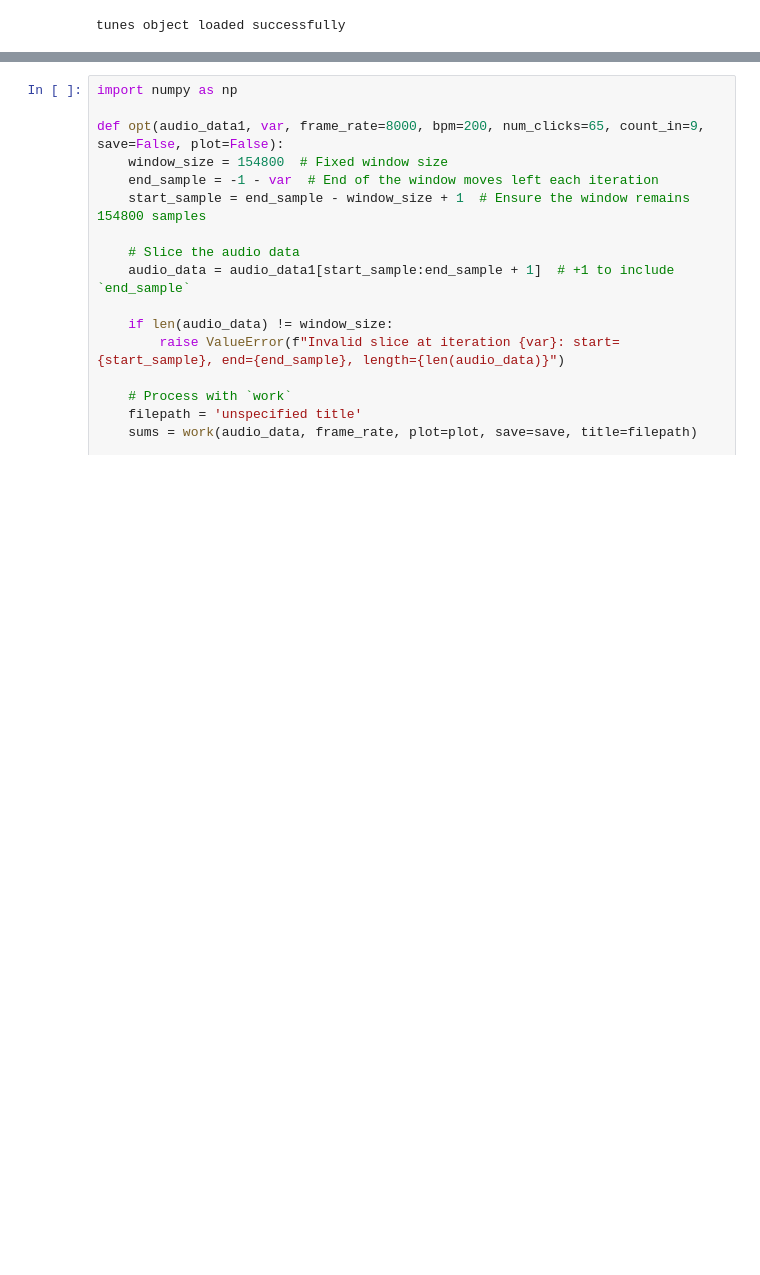
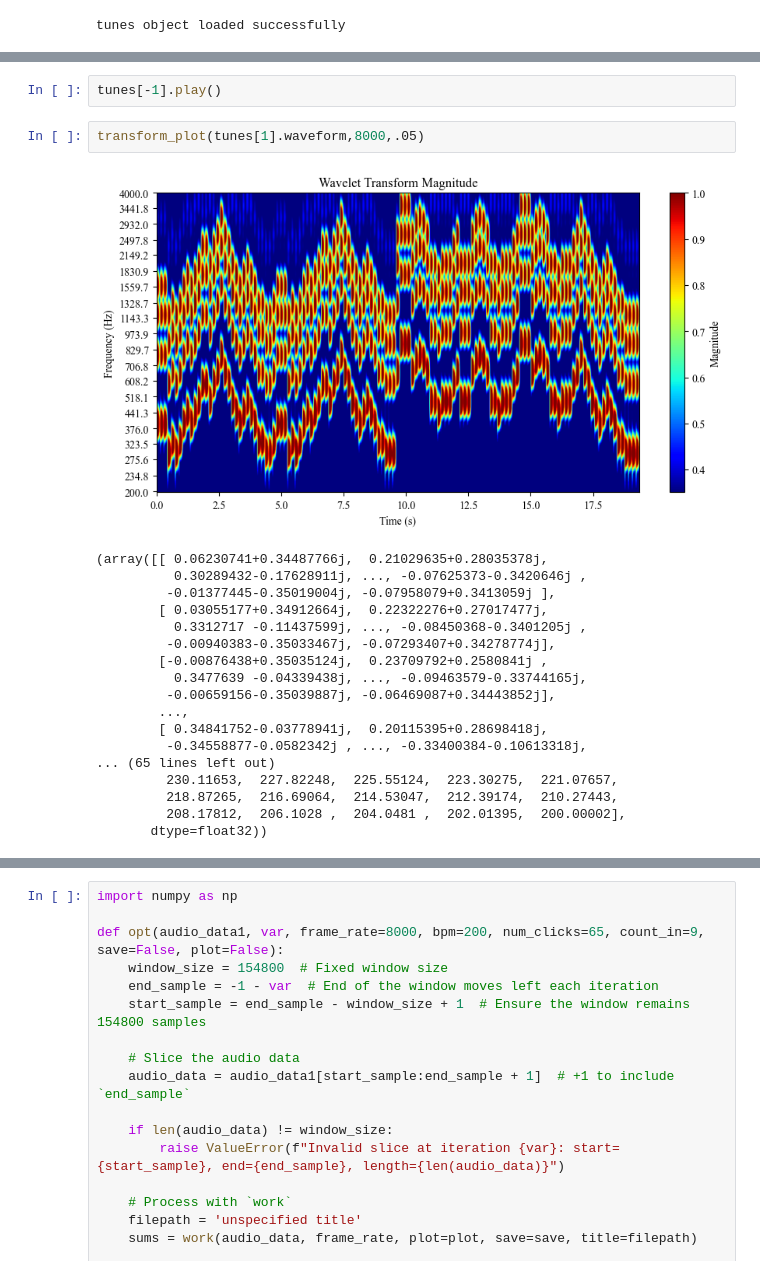
Before and after one commit to noshore5/Wavelet-Tech, a Jupyter notebook: synthetic_tunes/main_project.ipynb, the cells around one changed output, grey strips where cells are left out. Drawn from its saved outputs; the diff is of its cells as text; blank space fills up the shorter version.

```diff
--- a/synthetic_tunes/main_project.ipynb
+++ b/synthetic_tunes/main_project.ipynb
@@ -682,0 +683,23 @@ Top Guesses: ['Mountain Road, The', 'George Whites Favourite', 'The Donegal', 'T
+# %%
+tunes[-1].play()
+# %%
+transform_plot(tunes[1].waveform,8000,.05)
+# %% [output]
+[figure, added]
+(array([[ 0.06230741+0.34487766j,  0.21029635+0.28035378j,
+          0.30289432-0.17628911j, ..., -0.07625373-0.3420646j ,
+         -0.01377445-0.35019004j, -0.07958079+0.3413059j ],
+        [ 0.03055177+0.34912664j,  0.22322276+0.27017477j,
+          0.3312717 -0.11437599j, ..., -0.08450368-0.3401205j ,
+         -0.00940383-0.35033467j, -0.07293407+0.34278774j],
+        [-0.00876438+0.35035124j,  0.23709792+0.2580841j ,
+          0.3477639 -0.04339438j, ..., -0.09463579-0.33744165j,
+         -0.00659156-0.35039887j, -0.06469087+0.34443852j],
+        ...,
+        [ 0.34841752-0.03778941j,  0.20115395+0.28698418j,
+         -0.34558877-0.0582342j , ..., -0.33400384-0.10613318j,
+... (65 lines left out)
+         230.11653,  227.82248,  225.55124,  223.30275,  221.07657,
+         218.87265,  216.69064,  214.53047,  212.39174,  210.27443,
+         208.17812,  206.1028 ,  204.0481 ,  202.01395,  200.00002],
+       dtype=float32))
```
Also changed, not shown: parts of 5 cells of this notebook, 9 other files.
